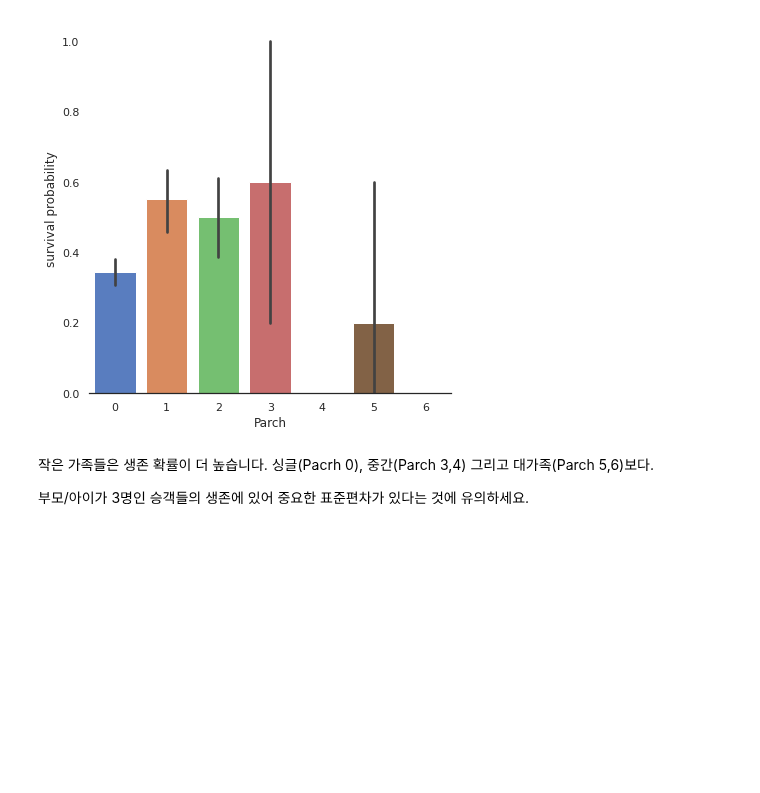
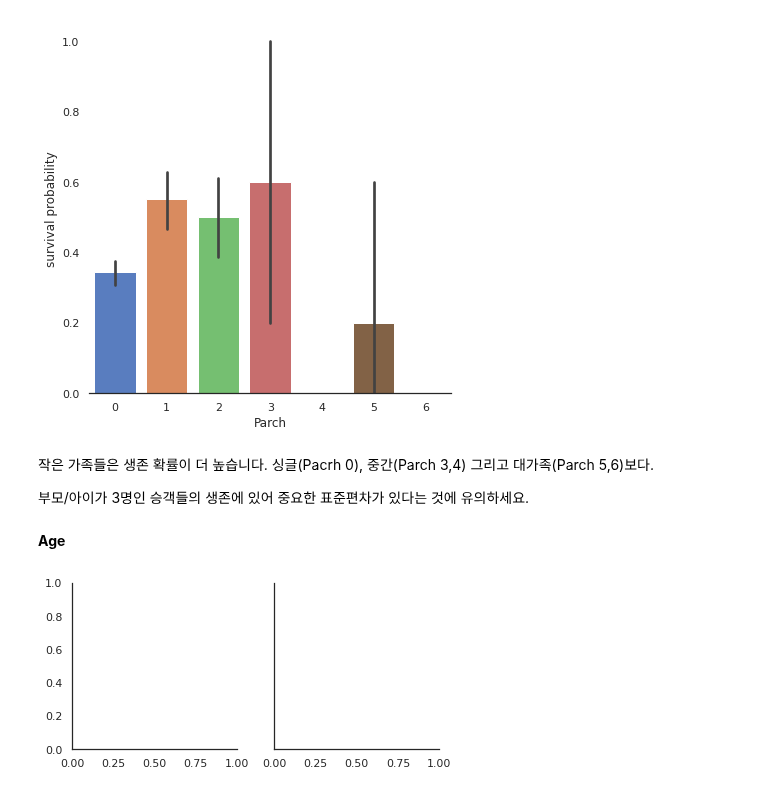
Before and after one commit to stk346/Kaggle, a Jupyter notebook: Titanic/Titanic_Top_4_with_ensemble_modeling.ipynb, the cells around one changed output. Cells and saved outputs as stored; diff of their text form; code cells hidden in the pictures; blank space fills up the shorter version.

```diff
--- a/Titanic/Titanic_Top_4_with_ensemble_modeling.ipynb
+++ b/Titanic/Titanic_Top_4_with_ensemble_modeling.ipynb
@@ -255,3 +255,9 @@ g = g.set_ylabels("survival probability")
 작은 가족들은 생존 확률이 더 높습니다. 싱글(Pacrh 0), 중간(Parch 3,4) 그리고 대가족(Parch 5,6)보다.
 
 부모/아이가 3명인 승객들의 생존에 있어 중요한 표준편차가 있다는 것에 유의하세요.
+# %% [markdown]
+**Age**
+# %%
+g = sns.FacetGrid(train, col='Survived')
+# %% [output]
+[figure, added]
```
Also changed, not shown: parts of 56 cells of this notebook.
